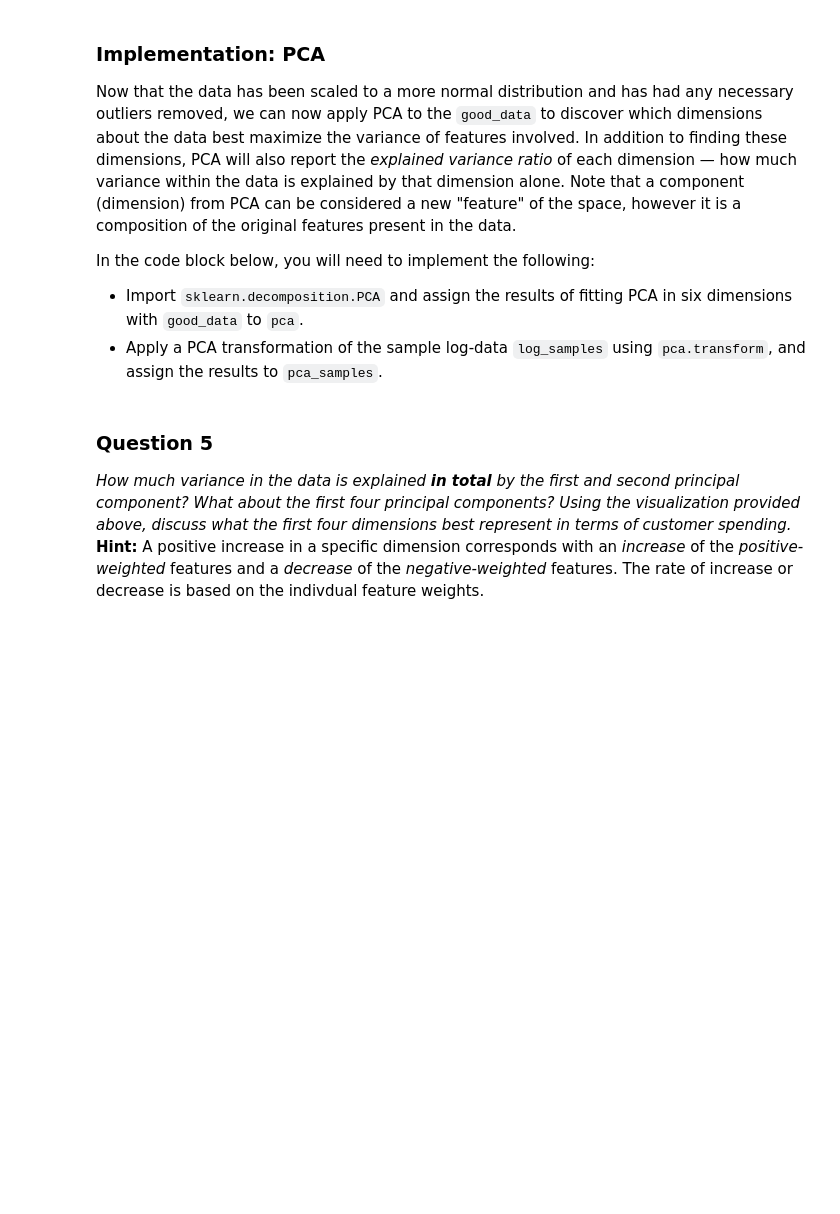
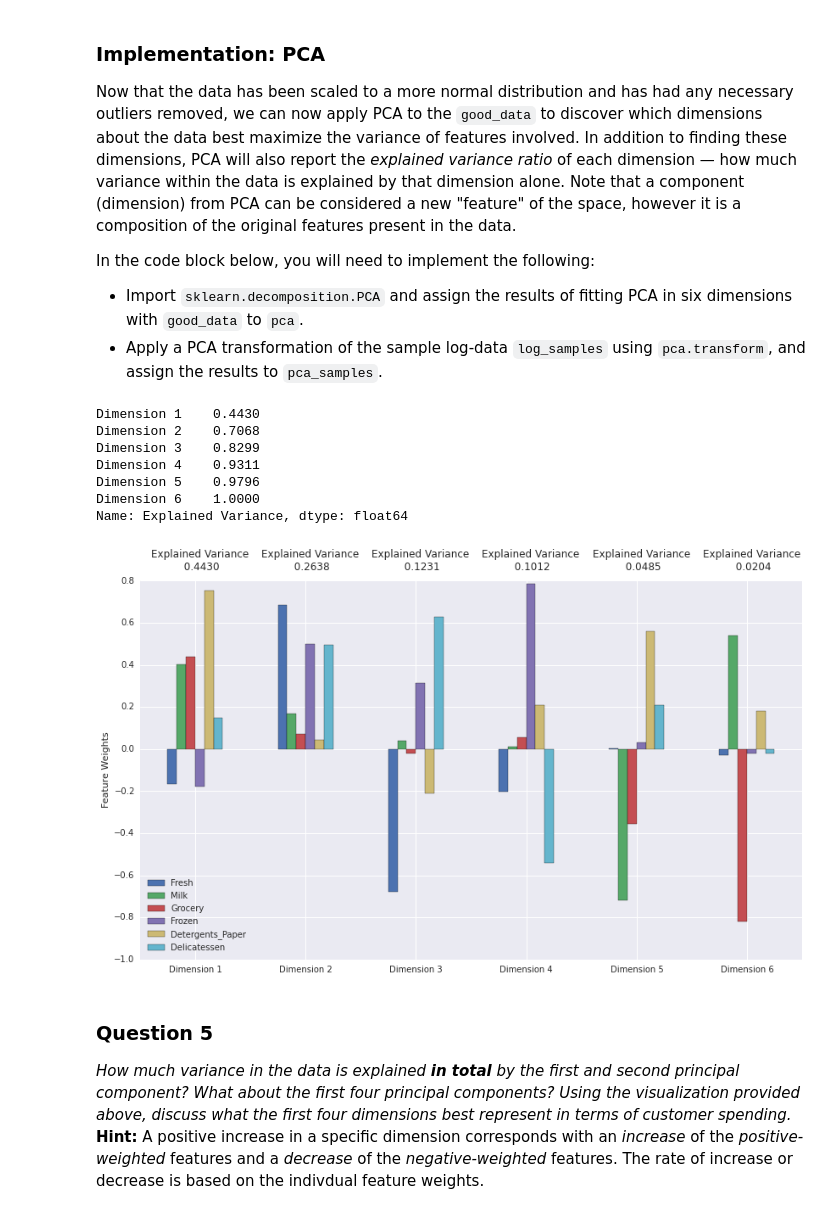
Before and after one commit to mitranos/education, a Jupyter notebook: python/nanodegree/project_3/customer_segments/customer_segments.ipynb, the cells around one changed output. Drawn from its saved outputs; the diff is of its cells as text; code cells hidden in the pictures; blank space fills up the shorter version.

```diff
--- a/python/nanodegree/project_3/customer_segments/customer_segments.ipynb
+++ b/python/nanodegree/project_3/customer_segments/customer_segments.ipynb
@@ -169,24 +204,37 @@ In the code block below, you will need to implement the following:
 **NOTE:** If you choose to remove any outliers, ensure that the sample data does not contain any of these points!
 Once you have performed this implementation, the dataset will be stored in the variable `good_data`.
 # %%
+# Create an array of all outliers
+all_outliers = np.array([], dtype='int64')
+
 # For each feature find the data points with extreme high or low values
 for feature in log_data.keys():
-
     # TODO: Calculate Q1 (25th percentile of the data) for the given feature
-    Q1 = None
+    Q1 = np.percentile(log_data[feature], 25)
 
     # TODO: Calculate Q3 (75th percentile of the data) for the given feature
-    Q3 = None
+    Q3 = np.percentile(log_data[feature], 75)
 
     # TODO: Use the interquartile range to calculate an outlier step (1.5 times the interquartile range)
-    step = None
+    step = (Q3 - Q1) * 1.5
+
+    # Get the outliers
+    outlier_points = log_data[~((log_data[feature] >= Q1 - step) & (log_data[feature] <= Q3 + step))]
+    all_outliers = np.append(all_outliers, outlier_points.index.values.astype('int64'))
+
 
     # Display the outliers
     print "Data points considered outliers for the feature '{}':".format(feature)
-    display(log_data[~((log_data[feature] >= Q1 - step) & (log_data[feature] <= Q3 + step))])
+    display(outlier_points)
 
-# OPTIONAL: Select the indices for data points you wish to remove
-outliers  = []
+# Count the unique elements in the all_outliers array
+all_outlier, indices = np.unique(all_outliers, return_inverse=True)
+counts = np.bincount(indices)
+
+# Select the indices for data points you wish to remove
+# Obtain outliers using the counts
+outliers = all_outlier[counts>1]
+print "Outliers removed: " + str(outliers)
 
 # Remove the outliers, if any were specified
 good_data = log_data.drop(log_data.index[outliers]).reset_index(drop = True)
@@ -207,14 +319,28 @@ In the code block below, you will need to implement the following:
  - Import `sklearn.decomposition.PCA` and assign the results of fitting PCA in six dimensions with `good_data` to `pca`.
  - Apply a PCA transformation of the sample log-data `log_samples` using `pca.transform`, and assign the results to `pca_samples`.
 # %%
-# TODO: Apply PCA to the good data with the same number of dimensions as features
-pca = None
+from sklearn.decomposition import PCA
 
-# TODO: Apply a PCA transformation to the sample log-data
-pca_samples = None
+# Apply PCA to the good data with the same number of dimensions as features
+pca = PCA(n_components=6).fit(good_data)
+
+# Apply a PCA transformation to the sample log-data
+pca_samples = pca.transform(log_samples)
 
 # Generate PCA results plot
 pca_results = rs.pca_results(good_data, pca)
+
+# Total Variance
+print pca_results['Explained Variance'].cumsum()
+# %% [output]
+Dimension 1    0.4430
+Dimension 2    0.7068
+Dimension 3    0.8299
+Dimension 4    0.9311
+Dimension 5    0.9796
+Dimension 6    1.0000
+Name: Explained Variance, dtype: float64
+[figure, added]
 # %% [markdown]
 ### Question 5
 *How much variance in the data is explained* ***in total*** *by the first and second principal component? What about the first four principal components? Using the visualization provided above, discuss what the first four dimensions best represent in terms of customer spending.*
```
Also changed, not shown: parts of 38 cells of this notebook, 27 other files.
